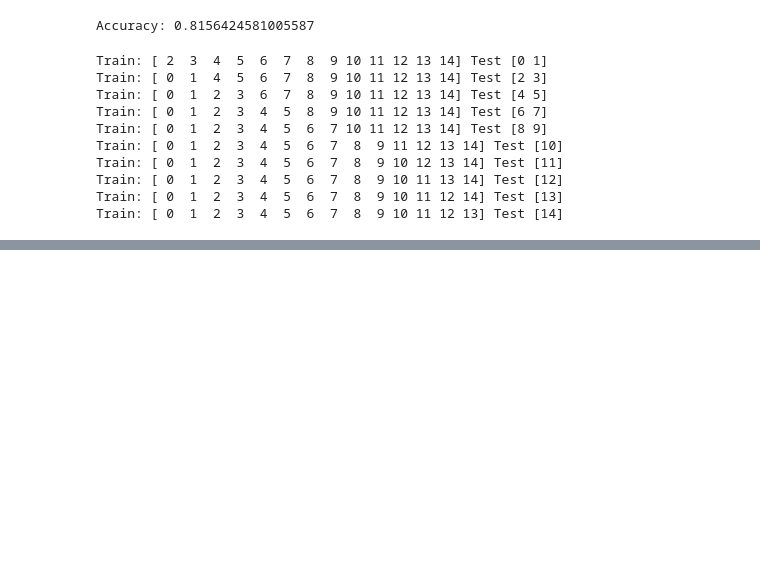
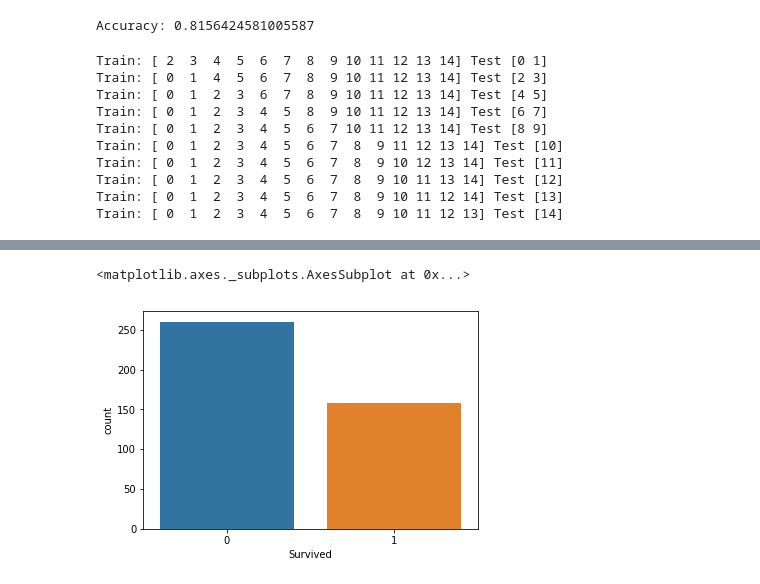
Before and after one commit to razielar/Deep-Learning-AI-Barcelona-2018, a Jupyter notebook: Tree-based_methods/Scikit-Learn-ML-RandomForest.ipynb, the cells around one changed output, grey strips where cells are left out. Saved outputs shown, nothing was run; the diff lists cells and outputs as text; code cells hidden in the pictures; blank space fills up the shorter version.

Commit message:
Predict the Actual Test Data

```diff
--- a/Tree-based_methods/Scikit-Learn-ML-RandomForest.ipynb
+++ b/Tree-based_methods/Scikit-Learn-ML-RandomForest.ipynb
@@ -276,0 +297,6 @@ TypeError: 'KFold' object is not iterable
+# %%
+ids = data_test['PassengerId']
+predictions = clf.predict(data_test.drop('PassengerId', axis=1))
+output = pd.DataFrame({ 'PassengerId' : ids, 'Survived': predictions })
+# output.to_csv('titanic-predictions.csv', index = False)
+output.head()
@@ -276,0 +310,5 @@ TypeError: 'KFold' object is not iterable
+# %%
+sns.countplot(x="Survived", data=output)
+# %% [output]
+<matplotlib.axes._subplots.AxesSubplot at 0x...>
+[figure, added]
```
Also changed, not shown: parts of 4 cells of this notebook.
